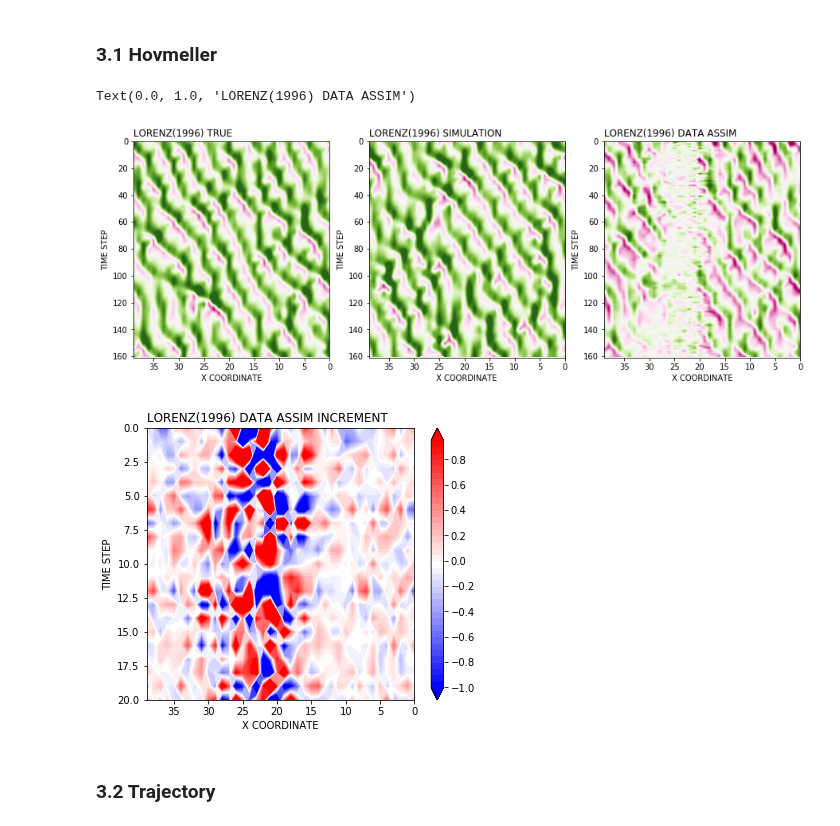
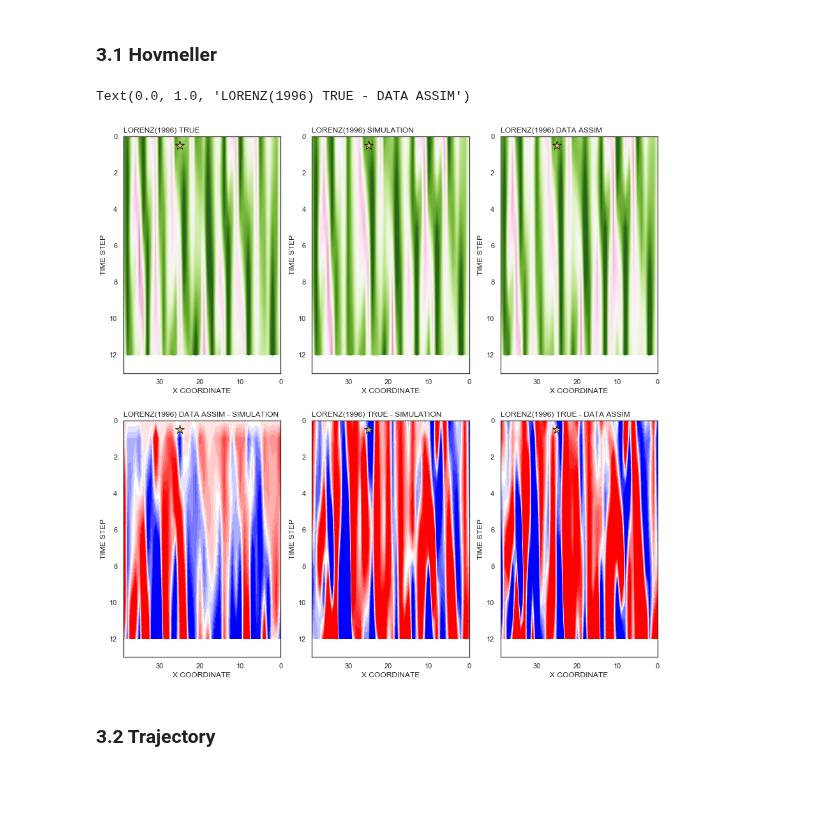
Before and after one commit to Toyo-Daichi/DA_basic, a Jupyter notebook: exp_view.ipynb, the cells around one changed output. Saved outputs shown, nothing was run; the diff lists cells and outputs as text; code cells hidden in the pictures; blank space fills up the shorter version.

```diff
--- a/exp_view.ipynb
+++ b/exp_view.ipynb
@@ -185,9 +185,9 @@ nx = 40
 
 # obs
 #ny = int(nx/obs_xintv)
-ny = 6
+ny = 1
 
-stepday = 40
+stepday = 3
 timestep = stepday*day_tintv
 
 timeshape = init_step + timestep
@@ -205,7 +205,6 @@ path_kf = outdir + 'normal_KF_anl_score_' + str(nx) + 'ndim.csv'
 path_kf_anlinc = outdir + 'normal_KF_anlinc_' + str(nx) + 'ndim.csv'
 path_kf_errcov = outdir + 'normal_KF_errcov_' + str(nx) + 'ndim.csv'
 
-
 """Ensemble KF data set (basic is EnSRF.) """
 mems = 1000
 path_enkf = outdir + 'normal_EnKF' + str(mems) + 'm_anl_score_' + str(nx) + 'ndim.csv'
@@ -257,60 +256,77 @@ cmap = plt.get_cmap('PiYG')
 # set parm@INCREMENT
 x_coord = np.arange(nx)
 inc_y_coord = np.arange(obs_timeshape)
-inc_levels  = np.arange(-1.0, 1.0, 0.05)
+inc_levels  = np.arange(-1.0, 1.0, 0.1)
 inc_cmap = plt.get_cmap('bwr')
 # %% [markdown]
 ### 3.1 Hovmeller
 # %%
-fig, ax = plt.subplots(1,3, figsize=(15,5))
+fig, ax = plt.subplots(2,3, figsize=(15,15))
+obs_point = 25
 
 # ax[0,0] = TRUE HOVMELLOR
-true_hov= ax[0]
+true_hov= ax[0,0]
 _cbar = true_hov.contourf(x_coord, y_coord, true_score, levels, cmap=cmap, extend='both')
+true_hov.scatter(obs_point, 0.5, marker='*',  s=200, alpha=1.0, color='y', edgecolor='k', label='OBS')
 true_hov.set_xlabel('X COORDINATE')
 true_hov.set_ylabel('TIME STEP')
 true_hov.set_ylim(timeshape,0)
 true_hov.set_xlim(nx-1,0)
 true_hov.set_title('LORENZ(1996) TRUE', loc='left')
 
 # ax[0,1] = SIMLATION HOVMELLOR
-sim_hov= ax[1]
+sim_hov= ax[0,1]
 sim_hov.contourf(x_coord, y_coord, sim_score, levels, cmap=cmap, extend='both')
+sim_hov.scatter(obs_point, 0.5, marker='*',  s=200, alpha=1.0, color='y', edgecolor='k', label='OBS')
 sim_hov.set_xlabel('X COORDINATE')
 sim_hov.set_ylabel('TIME STEP')
 sim_hov.set_ylim(timeshape,0)
 sim_hov.set_xlim(nx-1,0)
 sim_hov.set_title('LORENZ(1996) SIMULATION', loc='left')
 
 # ax[1,0] = DATA ASSIM HOVMELLOR
-anl_hov= ax[2]
-#anl_hov.contourf(x_coord, y_coord, kf_anl_score, levels, cmap=cmap, extend='both')
-anl_hov.contourf(x_coord, y_coord, true_score-kf_anl_score, levels, cmap=cmap, extend='both')
-
+anl_hov= ax[0,2]
+anl_hov.contourf(x_coord, y_coord, kf_anl_score, levels, cmap=cmap, extend='both')
+#anl_hov.contourf(x_coord, y_coord, kf_anl_score-sim_score, inc_levels, cmap=cmap, extend='both')
+anl_hov.scatter(obs_point, 0.5, marker='*',  s=200, alpha=1.0, color='y', edgecolor='k', label='OBS')
 anl_hov.set_xlabel('X COORDINATE')
 anl_hov.set_ylabel('TIME STEP')
 anl_hov.set_ylim(timeshape,0)
 anl_hov.set_xlim(nx-1,0)
 anl_hov.set_title('LORENZ(1996) DATA ASSIM', loc='left')
 
-#plt.colorbar(_cbar, cax)
+#ax[1,0] DATA ANL - SIMULAITION
+anlinc_hov= ax[1,0]
+anlinc_hov.contourf(x_coord, y_coord, kf_anl_score-sim_score, inc_levels, cmap=inc_cmap, extend='both')
+anlinc_hov.scatter(obs_point, 0.5, marker='*',  s=200, alpha=1.0, color='y', edgecolor='k', label='OBS')
+anlinc_hov.set_xlabel('X COORDINATE')
+anlinc_hov.set_ylabel('TIME STEP')
+anlinc_hov.set_ylim(timeshape,0)
+anlinc_hov.set_xlim(nx-1,0)
+anlinc_hov.set_title('LORENZ(1996) DATA ASSIM - SIMULATION', loc='left')
+
+#ax[1,1] TRUE - SIMULAITION
+simdiff_hov= ax[1,1]
+simdiff_hov.contourf(x_coord, y_coord, true_score-sim_score, inc_levels, cmap=inc_cmap, extend='both')
+simdiff_hov.scatter(obs_point, 0.5, marker='*',  s=200, alpha=1.0, color='y', edgecolor='k', label='OBS')
+simdiff_hov.set_xlabel('X COORDINATE')
+simdiff_hov.set_ylabel('TIME STEP')
+simdiff_hov.set_ylim(timeshape,0)
+simdiff_hov.set_xlim(nx-1,0)
+simdiff_hov.set_title('LORENZ(1996) TRUE - SIMULATION', loc='left')
+
+#ax[1,1] TRUE - DATA ASSIM
+anldiff_hov= ax[1,2]
+anldiff_hov.contourf(x_coord, y_coord, true_score-kf_anl_score, inc_levels, cmap=inc_cmap, extend='both')
+anldiff_hov.scatter(obs_point, 0.5, marker='*',  s=200, alpha=1.0, color='y', edgecolor='k', label='OBS')
+anldiff_hov.set_xlabel('X COORDINATE')
+anldiff_hov.set_ylabel('TIME STEP')
+anldiff_hov.set_ylim(timeshape,0)
+anldiff_hov.set_xlim(nx-1,0)
+anldiff_hov.set_title('LORENZ(1996) TRUE - DATA ASSIM', loc='left')
 # %% [output]
-Text(0.0, 1.0, 'LORENZ(1996) DATA ASSIM')
+Text(0.0, 1.0, 'LORENZ(1996) TRUE - DATA ASSIM')
-[figure, old version]
+[figure, new version]
-# %%
-fig, ax = plt.subplots(figsize=(6,5))
-time_length = 20
-#ax:  DATA ASSIM INCREMENT HOVMELLOR
-inc_hov= ax
-_cbar = inc_hov.contourf(x_coord, inc_y_coord, kf_anlinc_score, inc_levels, cmap=inc_cmap, extend='both')
-inc_hov.set_title('LORENZ(1996) DATA ASSIM INCREMENT', loc='left')
-inc_hov.set_xlabel('X COORDINATE')
-inc_hov.set_ylabel('TIME STEP')
-inc_hov.set_ylim(time_length,0)
-inc_hov.set_xlim(nx-1,0)
-cbar = plt.colorbar(_cbar)
-# %% [output]
-[figure, removed]
 # %% [markdown]
 ### 3.2 Trajectory
 # %%
```
Also changed, not shown: parts of 6 cells of this notebook, 2 other files.
